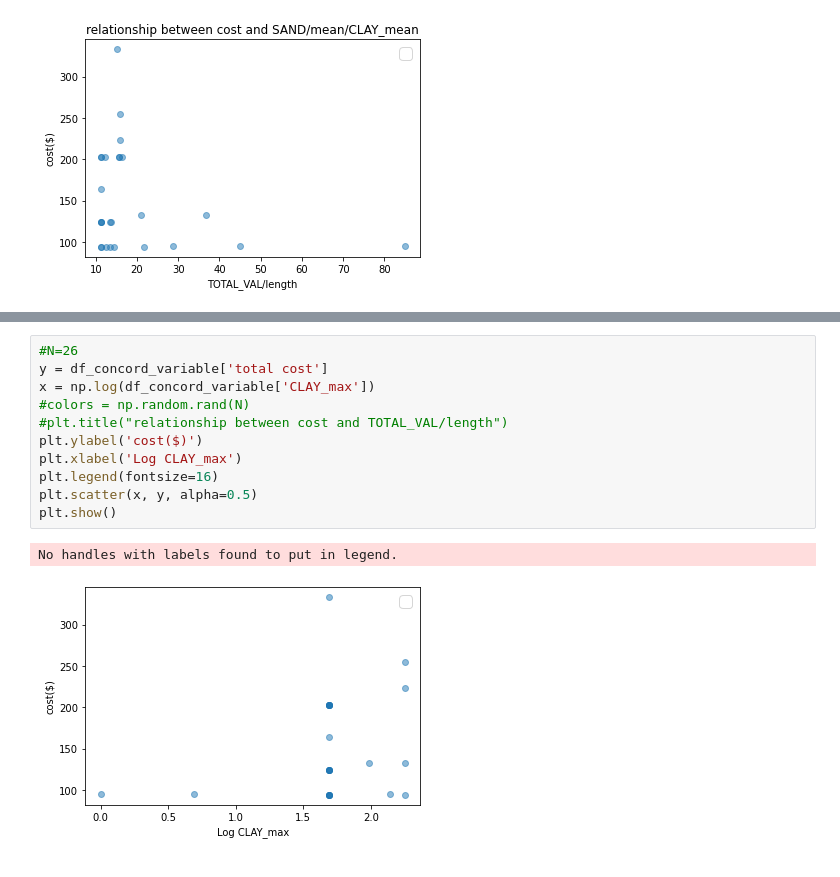
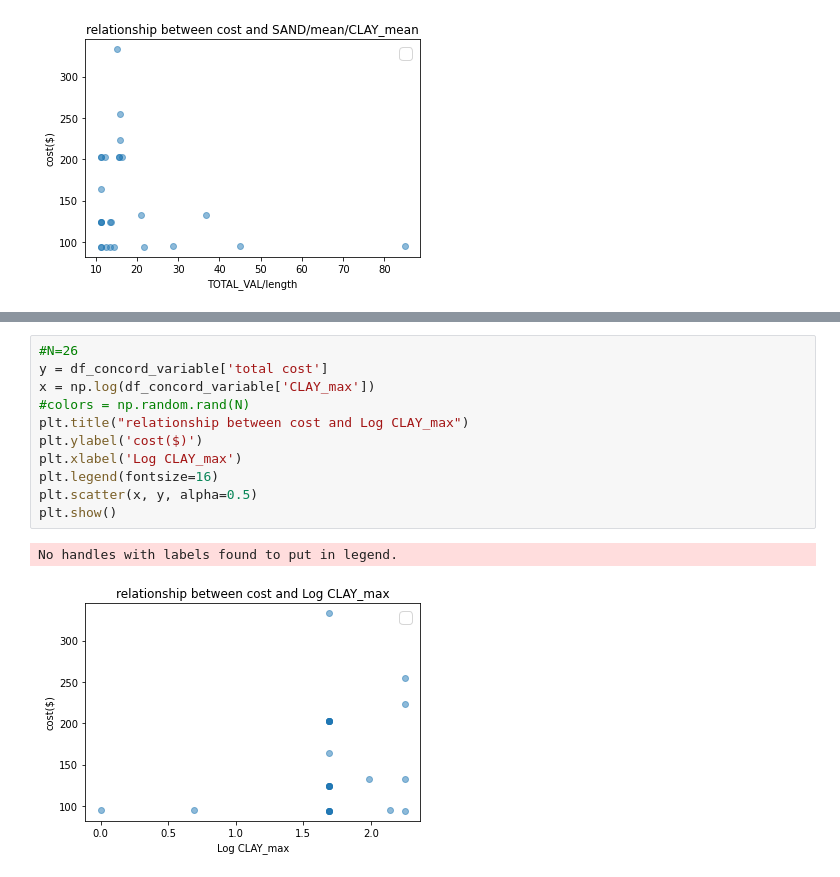
Before and after one commit to narslab/project-groundwork, a Jupyter notebook: bin/jupyter/plots-relationship between cost and variables.ipynb, the cells around one changed output, grey strips where cells are left out. Cells and saved outputs as stored; diff of their text form.

```diff
--- a/bin/jupyter/plots-relationship between cost and variables.ipynb
+++ b/bin/jupyter/plots-relationship between cost and variables.ipynb
@@ -227,17 +227,17 @@ No handles with labels found to put in legend.
 # %%
 #N=26
 y = df_concord_variable['total cost']
 x = np.log(df_concord_variable['CLAY_max'])
 #colors = np.random.rand(N)
-#plt.title("relationship between cost and TOTAL_VAL/length")
+plt.title("relationship between cost and Log CLAY_max")
 plt.ylabel('cost($)')
 plt.xlabel('Log CLAY_max')
 plt.legend(fontsize=16)
 plt.scatter(x, y, alpha=0.5)
 plt.show()
 # %% [output]
 No handles with labels found to put in legend.
-[figure, old version]
+[figure, new version]
 # %%
 #N=26
 y = df_concord_variable['total cost']
```
Also changed, not shown: parts of 8 cells of this notebook, 2 other files.
